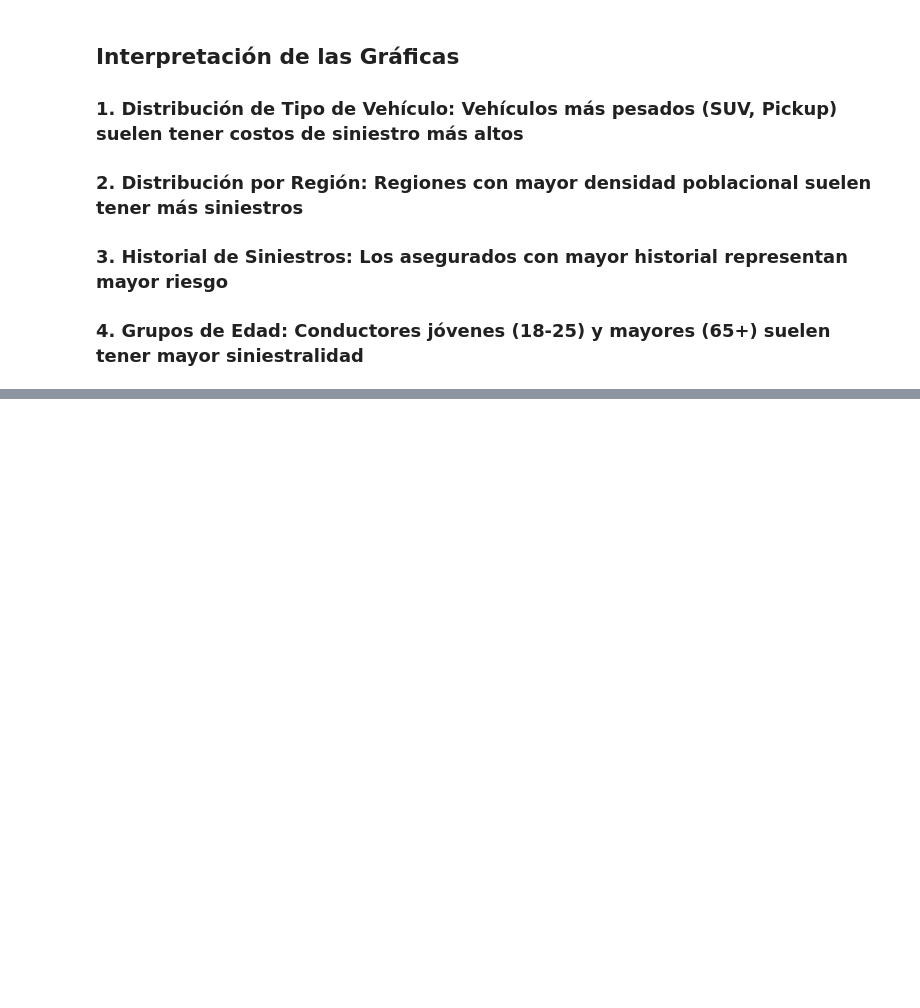
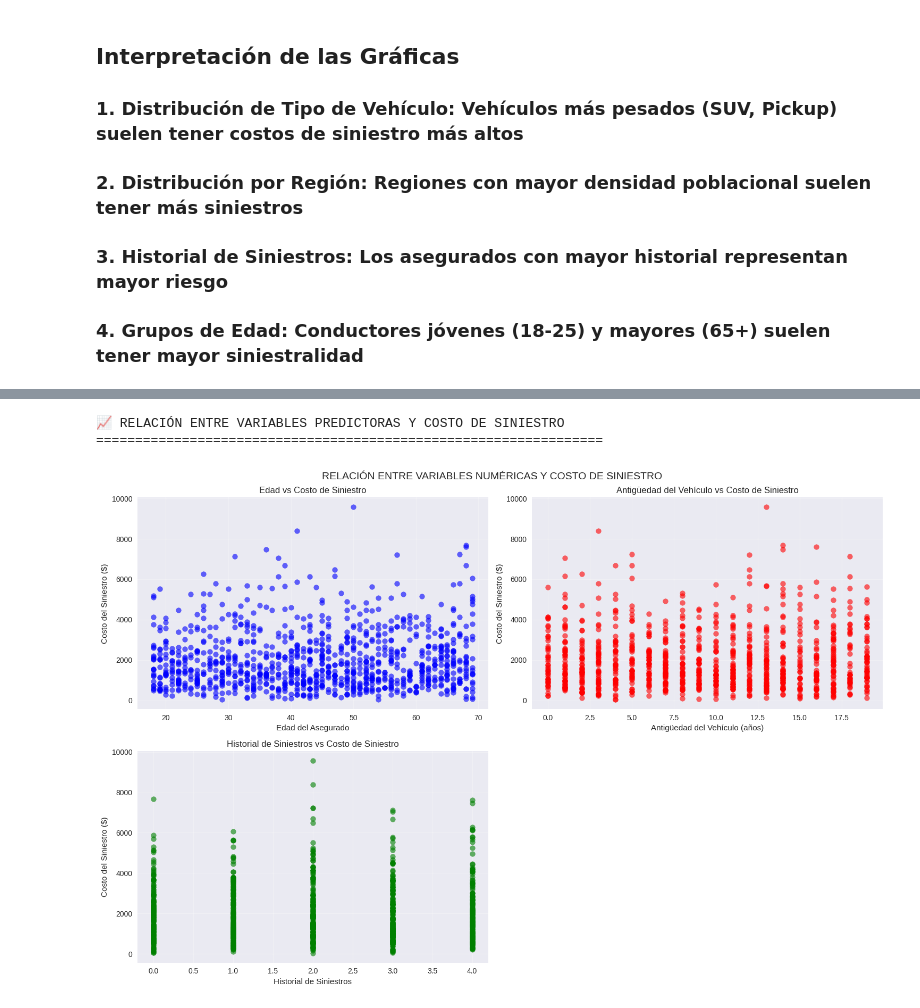
Before and after one commit to D4n0nin0/mlops-severidad-siniestros-actuariales, a Jupyter notebook: notebooks/01_EDA_Siniestros_Actuariales.ipynb, the cells around one changed output, grey strips where cells are left out. Cells and saved outputs as stored; diff of their text form; code cells hidden in the pictures; blank space fills up the shorter version.

```diff
--- a/notebooks/01_EDA_Siniestros_Actuariales.ipynb
+++ b/notebooks/01_EDA_Siniestros_Actuariales.ipynb
@@ -155,0 +298,39 @@ plt.show()
+# %%
+# Relación entre variables predictoras y el costo_siniestro
+print("📈 RELACIÓN ENTRE VARIABLES PREDICTORAS Y COSTO DE SINIESTRO")
+print("=" * 65)
+
+# Scatter plots para variables numéricas
+fig, axes = plt.subplots(2, 2, figsize=(15, 10))
+fig.suptitle('RELACIÓN ENTRE VARIABLES NUMÉRICAS Y COSTO DE SINIESTRO', fontsize=14)
+
+# Edad vs Costo
+axes[0,0].scatter(df['edad'], df['costo_siniestro'], alpha=0.6, color='blue')
+axes[0,0].set_xlabel('Edad del Asegurado')
+axes[0,0].set_ylabel('Costo del Siniestro ($)')
+axes[0,0].set_title('Edad vs Costo de Siniestro')
+axes[0,0].grid(True, alpha=0.3)
+
+# Antigüedad del vehículo vs Costo
+axes[0,1].scatter(df['antiguedad_vehiculo'], df['costo_siniestro'], alpha=0.6, color='red')
+axes[0,1].set_xlabel('Antigüedad del Vehículo (años)')
+axes[0,1].set_ylabel('Costo del Siniestro ($)')
+axes[0,1].set_title('Antigüedad del Vehículo vs Costo de Siniestro')
+axes[0,1].grid(True, alpha=0.3)
+
+# Historial de siniestros vs Costo
+axes[1,0].scatter(df['historial_siniestros'], df['costo_siniestro'], alpha=0.6, color='green')
+axes[1,0].set_xlabel('Historial de Siniestros')
+axes[1,0].set_ylabel('Costo del Siniestro ($)')
+axes[1,0].set_title('Historial de Siniestros vs Costo de Siniestro')
+axes[1,0].grid(True, alpha=0.3)
+
+# Ocultar el último subplot
+axes[1,1].axis('off')
+
+plt.tight_layout()
+plt.show()
+# %% [output]
+📈 RELACIÓN ENTRE VARIABLES PREDICTORAS Y COSTO DE SINIESTRO
+=================================================================
+[figure, added]
```
Also changed, not shown: parts of 6 cells of this notebook.
